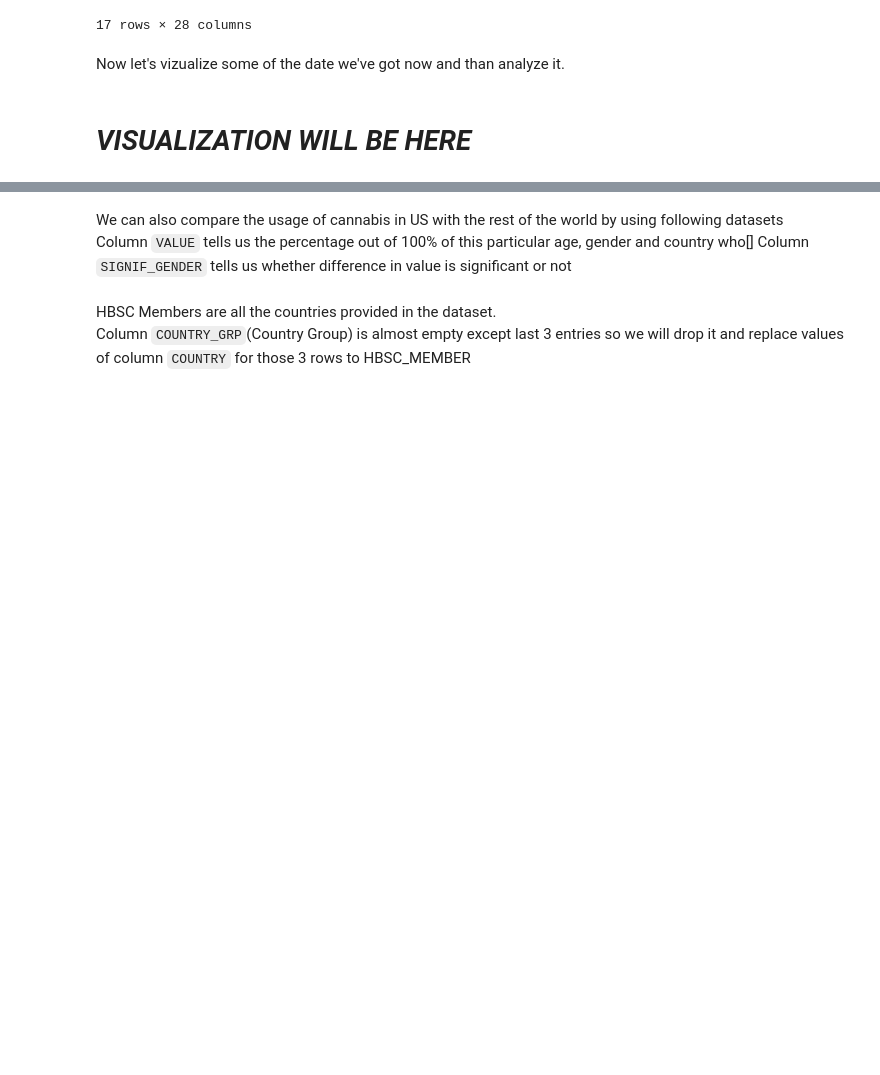
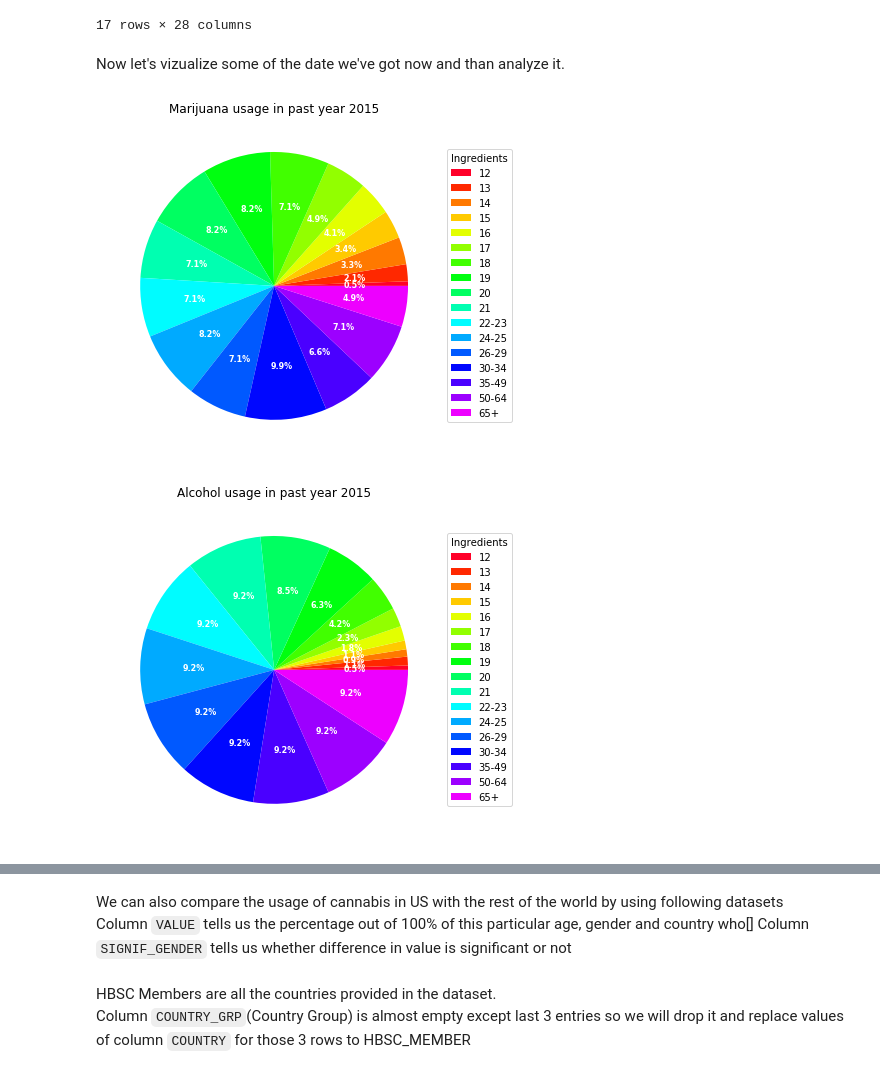
Before and after one commit to st-rom/dataprocessing_project, a Jupyter notebook: project/Project.ipynb, the cells around one changed output, grey strips where cells are left out. Cells and saved outputs as stored; diff of their text form; code cells hidden in the pictures; blank space fills up the shorter version.

```diff
--- a/project/Project.ipynb
+++ b/project/Project.ipynb
@@ -322,5 +321,33 @@ data_all_uses
 17 rows × 28 columns
 # %% [markdown]
 Now let's vizualize some of the date we've got now and than analyze it.
-# %% [markdown]
-# *VISUALIZATION WILL BE HERE*
+# %%
+def pie_diagram(column, caption):
+    fig, ax = plt.subplots(figsize=(6, 13), subplot_kw=dict(aspect="equal"))
+
+    data = list(data_all_uses[column])
+    ingredients = list(data_all_uses["age"])
+    cm = plt.get_cmap('gist_rainbow')
+
+    def func(pct, allvals):
+        absolute = int(pct/100.*np.sum(allvals))
+        return "{:.1f}%".format(pct, absolute)
+
+
+    wedges, texts, autotexts = ax.pie(data, autopct=lambda pct: func(pct, data),
+                                      textprops=dict(color="w"), colors=[cm(1.*i/len(ingredients)) for i in range(len(ingredients))])
+
+    ax.legend(wedges, ingredients,
+              title="Ingredients",
+              loc="center left",
+              bbox_to_anchor=(1, 0, 0.5, 1))
+    plt.setp(autotexts, size=8, weight="bold")
+    ax.set_title(caption)
+
+    #ax.set_color_cycle([cm(1.*i/20) for i in range(20)])
+    plt.show()
+pie_diagram("marijuana-frequency", "Marijuana usage in past year 2015")
+pie_diagram("alcohol-frequency", "Alcohol usage in past year 2015")
+# %% [output]
+[figure, added]
+[figure, added]
```
Also changed, not shown: parts of 4 cells of this notebook.
